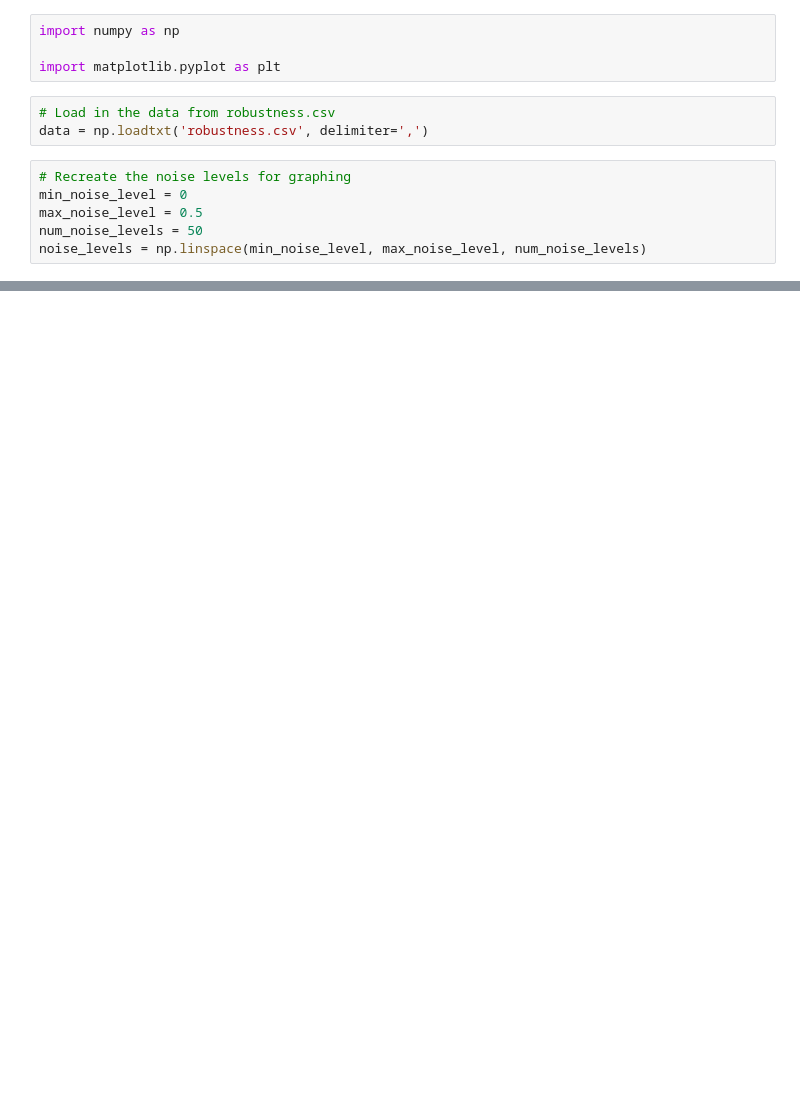
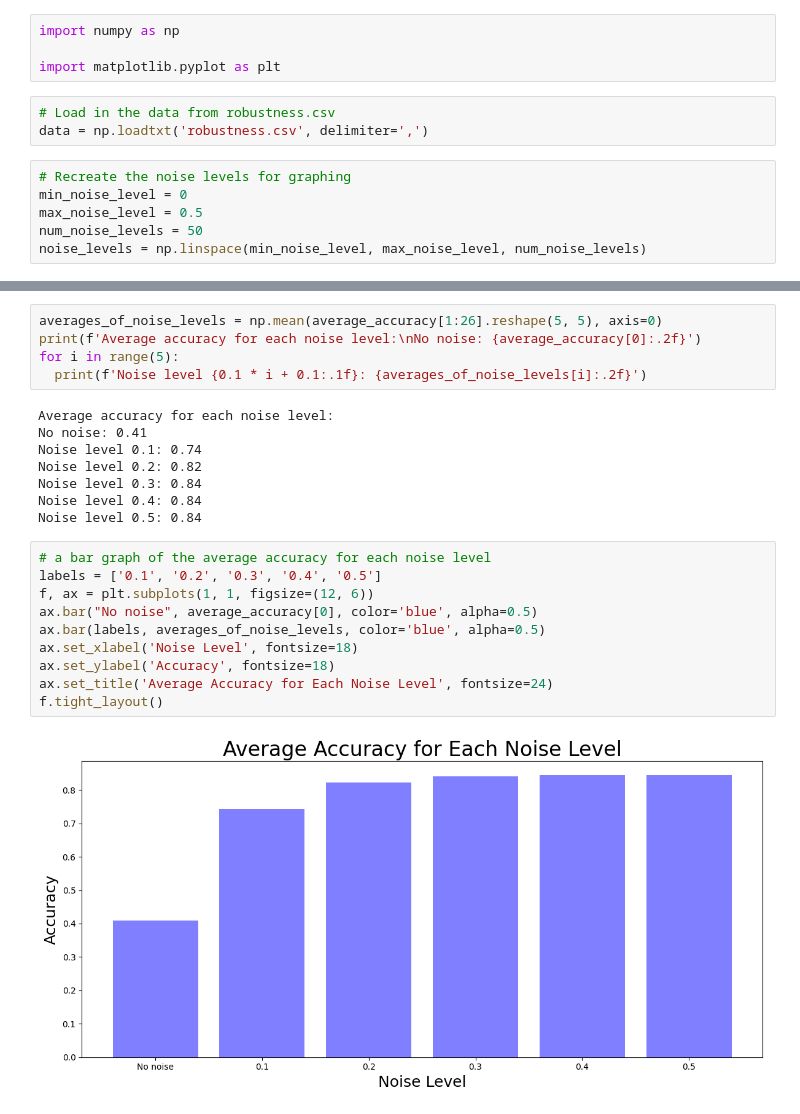
Before and after one commit to LorenzoMercado/Cognitive-Modeling-Project, a Jupyter notebook: results.ipynb, the cells around one changed output, grey strips where cells are left out. Cells and saved outputs as stored; diff of their text form; blank space fills up the shorter version.

```diff
--- a/results.ipynb
+++ b/results.ipynb
@@ -53,0 +70,25 @@ f.tight_layout()
+# %%
+averages_of_noise_levels = np.mean(average_accuracy[1:26].reshape(5, 5), axis=0)
+print(f'Average accuracy for each noise level:\nNo noise: {average_accuracy[0]:.2f}')
+for i in range(5):
+  print(f'Noise level {0.1 * i + 0.1:.1f}: {averages_of_noise_levels[i]:.2f}')
+# %% [output]
+Average accuracy for each noise level:
+No noise: 0.41
+Noise level 0.1: 0.74
+Noise level 0.2: 0.82
+Noise level 0.3: 0.84
+Noise level 0.4: 0.84
+Noise level 0.5: 0.84
+# %%
+# a bar graph of the average accuracy for each noise level
+labels = ['0.1', '0.2', '0.3', '0.4', '0.5']
+f, ax = plt.subplots(1, 1, figsize=(12, 6))
+ax.bar("No noise", average_accuracy[0], color='blue', alpha=0.5)
+ax.bar(labels, averages_of_noise_levels, color='blue', alpha=0.5)
+ax.set_xlabel('Noise Level', fontsize=18)
+ax.set_ylabel('Accuracy', fontsize=18)
+ax.set_title('Average Accuracy for Each Noise Level', fontsize=24)
+f.tight_layout()
+# %% [output]
+[figure, added]
```
Also changed, not shown: parts of 7 cells of this notebook.
